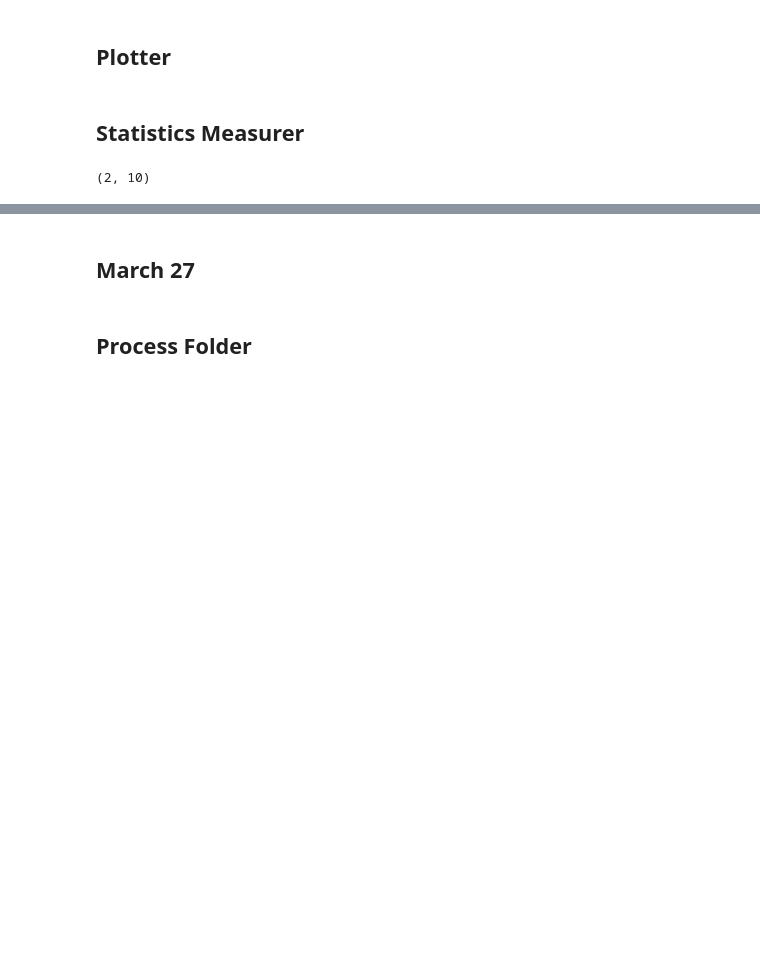
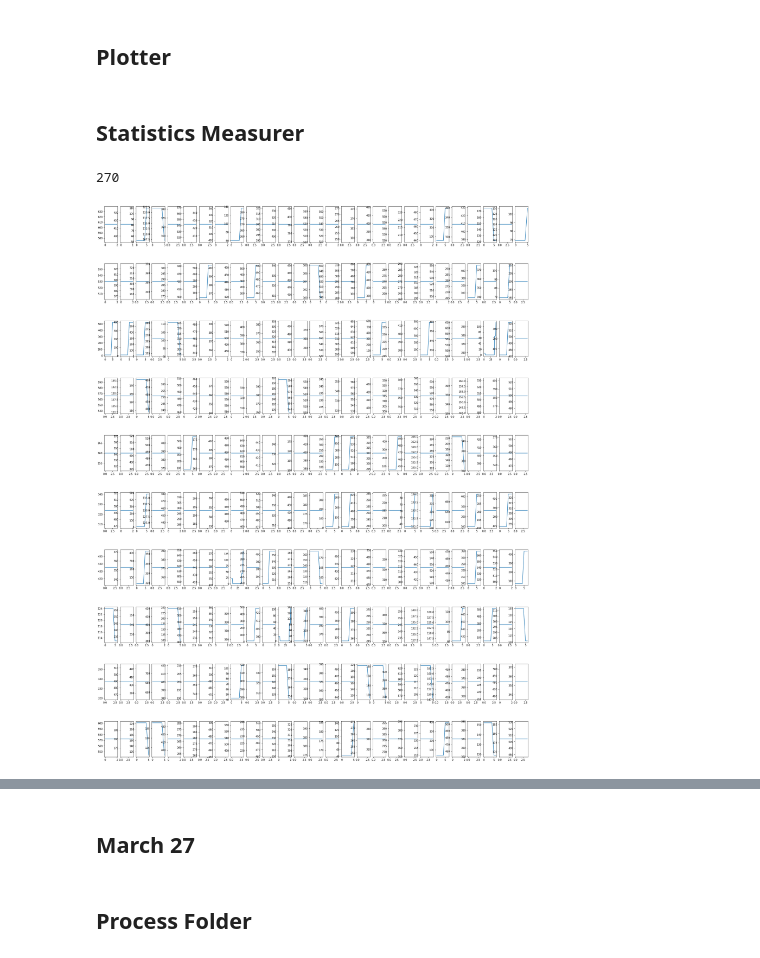
Before and after one commit to Rustam-Warwick/d3-gnn, a Jupyter notebook: helper-scripts/jupyter/Flink Metrics.ipynb, the cells around one changed output, grey strips where cells are left out. Cells and saved outputs as stored; diff of their text form; code cells hidden in the pictures; blank space fills up the shorter version.

```diff
--- a/helper-scripts/jupyter/Flink Metrics.ipynb
+++ b/helper-scripts/jupyter/Flink Metrics.ipynb
@@ -251,9 +251,16 @@ class MetricStatistics:
         self.transform_experiment("mean_0_axis")
         return self
 # %%
-a1 = MetricStatistics(entry_folder_name="../../metrics/SX-stackoverflow/Reduce Forward W-50 HDRF/", operator_name="Task-GNN Operator - 1", metric_name="busyTimeMsPerSecond").transform_metrics(lambda x: x[(x < 1000).nonzero()[0][0] : -1]).transform_metrics("trim_zeros").transform_metrics("mean").transform_experiment(lambda x: x[0])
+a1 = MetricStatistics(entry_folder_name="../../metrics/SX-SuperUser/Non-Replace SW-25 HDRF/", operator_name="Task-GNN Operator - 2", metric_name="busyTimeMsPerSecond").transform_metrics(lambda x: x[(x < 1000).nonzero()[0][0] : -1]).transform_metrics("trim_zeros")
-# %%
-np.argmax(a1.output[80]), np.argmin(a1.output[80])
-# %% [output]
-(2, 10)
+# %%
+len(a1.output[90][0])
+# %% [output]
+270
+# %%
+fig, ax = plt.subplots(10,27, figsize=(30,40), gridspec_kw={"hspace":0.6})
+for i in range(10):
+    for j in range(27):
+        ax[i][j].plot(a1.output[90][0][j*10 + i])
+# %% [output]
+[figure, added]
 # %%
```
Also changed, not shown: parts of 6 cells of this notebook, 2 other files.
